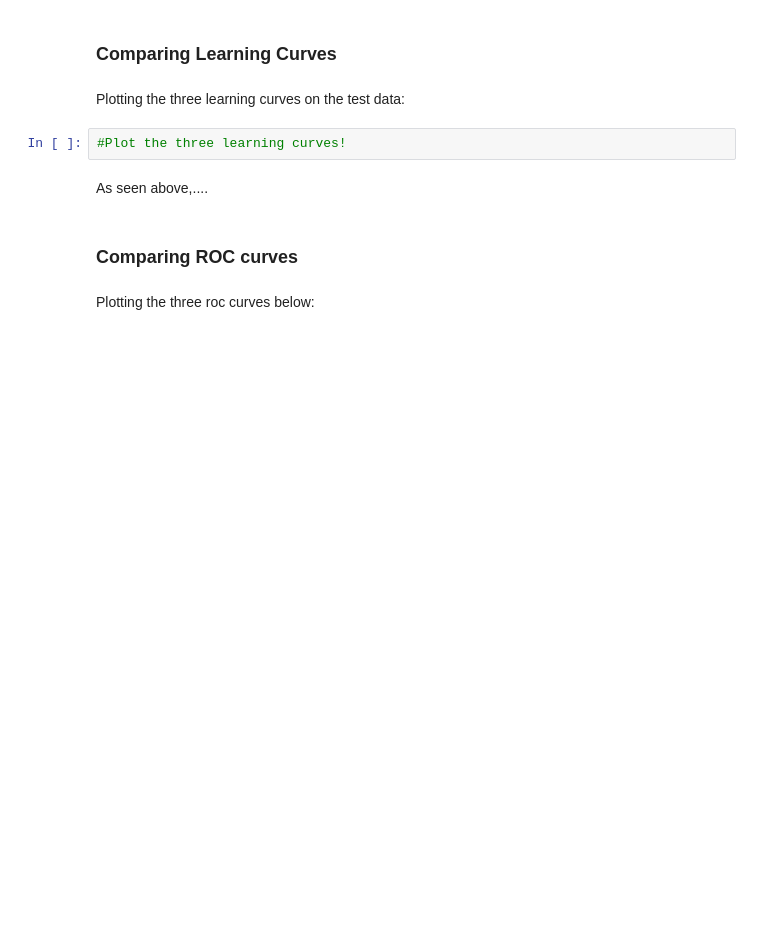
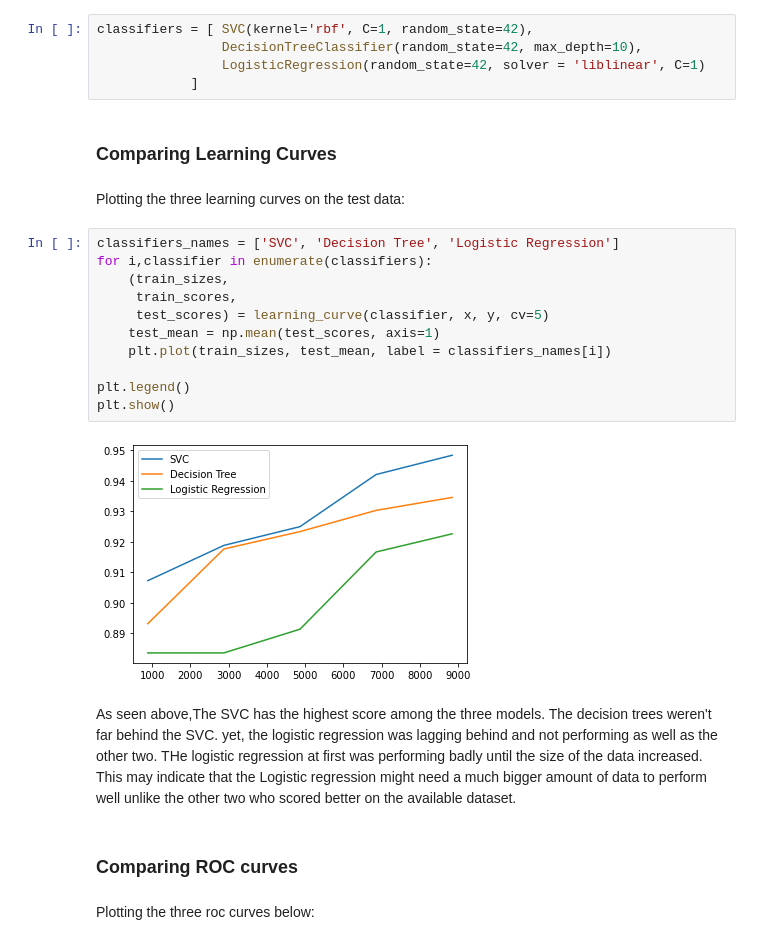
Before and after one commit to OdyAsh/ml-problems, a Jupyter notebook: Assignment 2/Farah 194233/PhishingWebsites - WeakLearners.ipynb, the cells around one changed output. Cells and saved outputs as stored; diff of their text form; blank space fills up the shorter version.

```diff
--- a/Assignment 2/Farah 194233/PhishingWebsites - WeakLearners.ipynb
+++ b/Assignment 2/Farah 194233/PhishingWebsites - WeakLearners.ipynb
@@ -524,14 +563,30 @@ plt.show()
 ## Final Analysis
 # %% [markdown]
 As seen above the best SVM was the one with parameters of the RBF kernel and C = 1, the best Decision tree model was the one with parameters of maximum depth of 10, and the best logistic regression was the one with parameters of the liblinear solver and C = 1. So we will be comparing between the three models to identify the best out of them and to recommend how each one will be used in which kind of ensemble.
+# %%
+classifiers = [ SVC(kernel='rbf', C=1, random_state=42),
+                DecisionTreeClassifier(random_state=42, max_depth=10),
+                LogisticRegression(random_state=42, solver = 'liblinear', C=1)
+            ]
 # %% [markdown]
 ### Comparing Learning Curves
 # %% [markdown]
 Plotting the three learning curves on the test data:
-# %%
-#Plot the three learning curves!
-# %% [markdown]
-As seen above,....
+# %%
+classifiers_names = ['SVC', 'Decision Tree', 'Logistic Regression']
+for i,classifier in enumerate(classifiers):
+    (train_sizes,
+     train_scores,
+     test_scores) = learning_curve(classifier, x, y, cv=5)
+    test_mean = np.mean(test_scores, axis=1)
+    plt.plot(train_sizes, test_mean, label = classifiers_names[i])
+
+plt.legend()
+plt.show()
+# %% [output]
+[figure, added]
+# %% [markdown]
+As seen above,The SVC has the highest score among the three models. The decision trees weren't far behind the SVC. yet, the logistic regression was lagging behind and not performing as well as the other two. THe logistic regression at first was performing badly until the size of the data increased. This may indicate that the Logistic regression might need a much bigger amount of data to perform well unlike the other two who scored better on the available dataset.
 # %% [markdown]
 ### Comparing ROC curves
 # %% [markdown]
```
Also changed, not shown: parts of 37 cells of this notebook.
